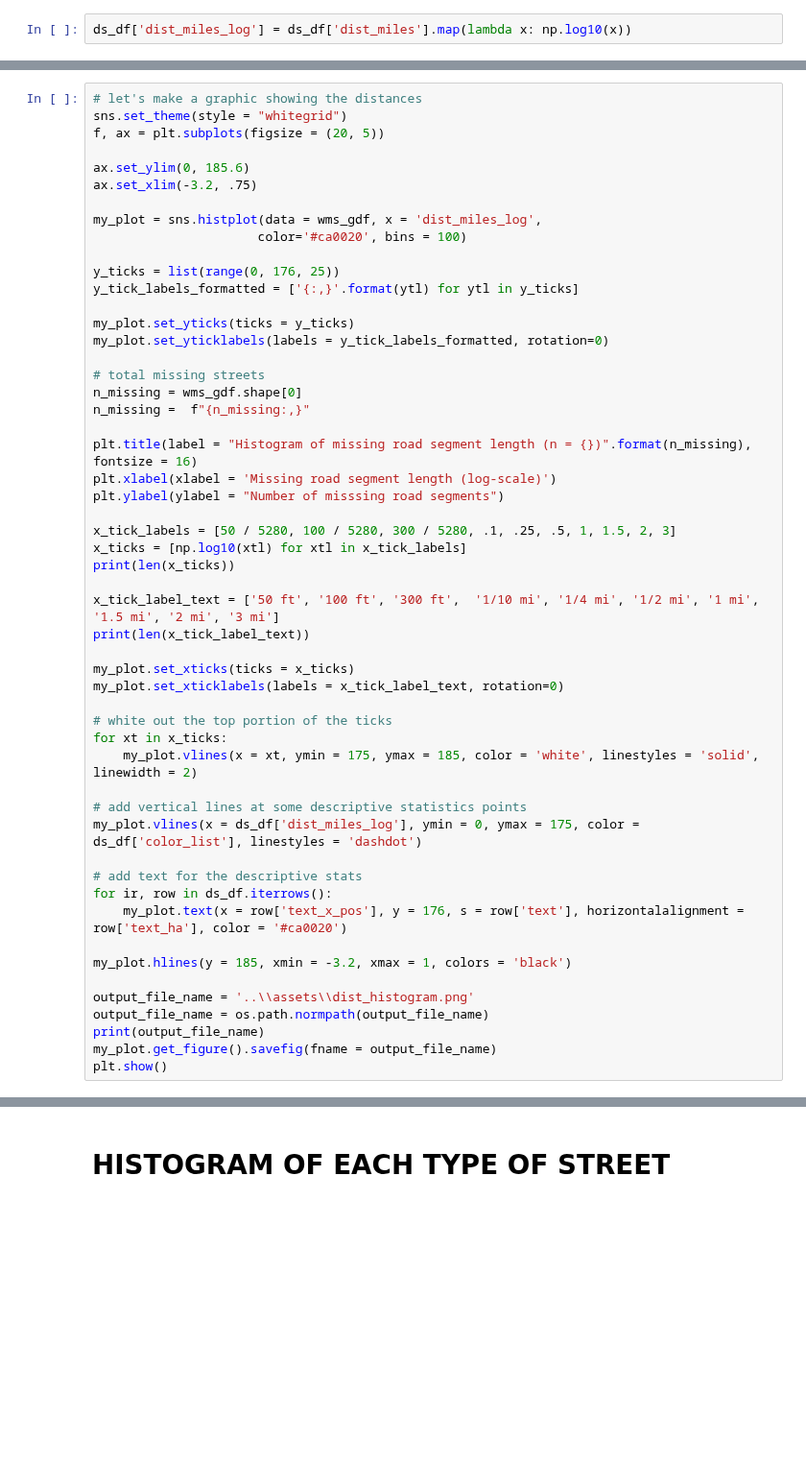
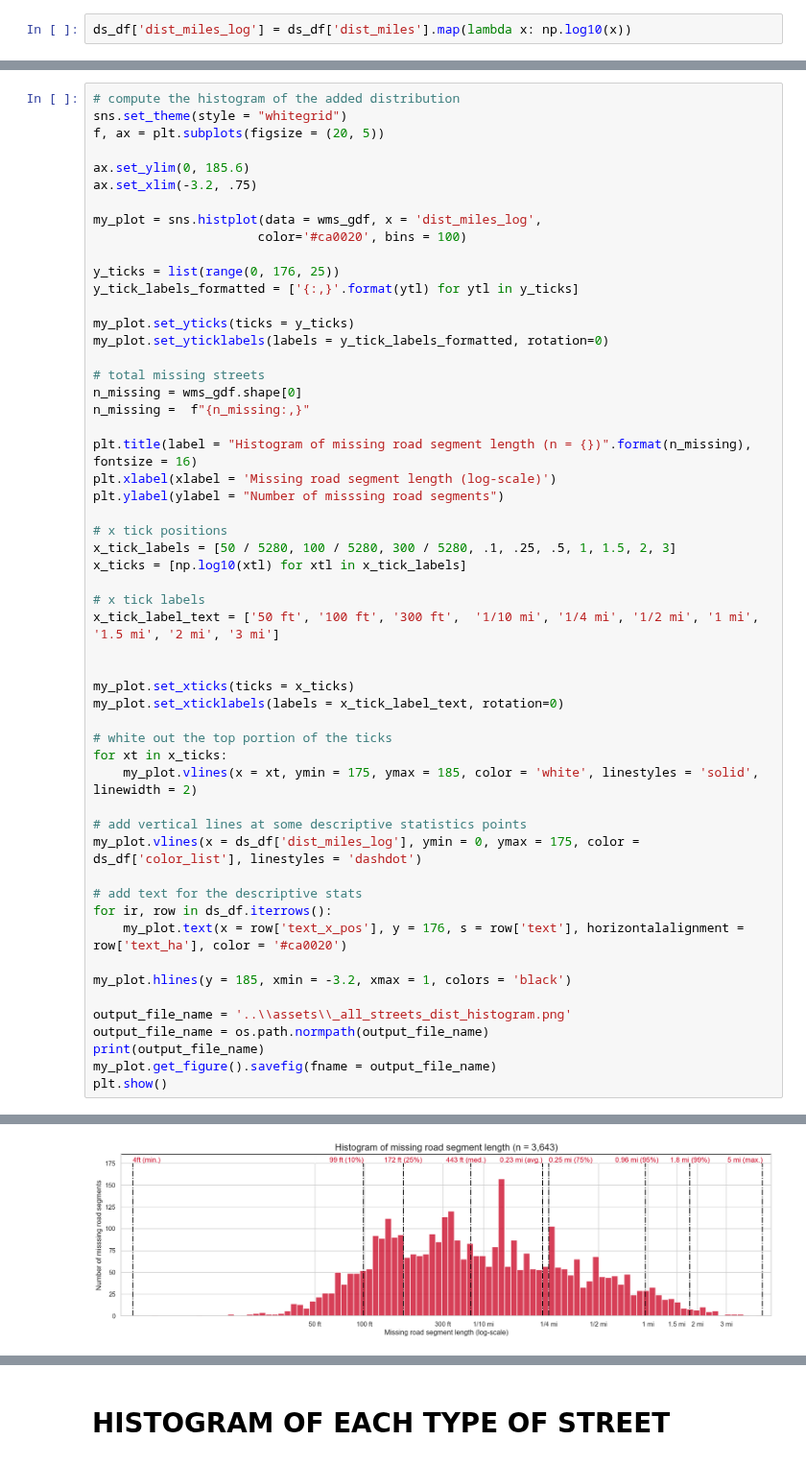
Before and after one commit to mike-babb/seattle_streets, a Jupyter notebook: code/step_04_prepare_graphs_and_states.ipynb, the cells around one changed output, grey strips where cells are left out. Shown at 96% size. Drawn from its saved outputs; the diff is of its cells as text; blank space fills up the shorter version.

```diff
--- a/code/step_04_prepare_graphs_and_states.ipynb
+++ b/code/step_04_prepare_graphs_and_states.ipynb
@@ -345,5 +487,5 @@ ds_df.head(n=10)
 # %%
-# let's make a graphic showing the distances
+# compute the histogram of the added distribution
 sns.set_theme(style = "whitegrid")
 f, ax = plt.subplots(figsize = (20, 5))
 
@@ -367,12 +509,13 @@ plt.title(label = "Histogram of missing road segment length (n = {})".format(n_m
 plt.xlabel(xlabel = 'Missing road segment length (log-scale)')
 plt.ylabel(ylabel = "Number of misssing road segments")
 
+# x tick positions
 x_tick_labels = [50 / 5280, 100 / 5280, 300 / 5280, .1, .25, .5, 1, 1.5, 2, 3]
 x_ticks = [np.log10(xtl) for xtl in x_tick_labels]
-print(len(x_ticks))
 
+# x tick labels
 x_tick_label_text = ['50 ft', '100 ft', '300 ft',  '1/10 mi', '1/4 mi', '1/2 mi', '1 mi', '1.5 mi', '2 mi', '3 mi']
-print(len(x_tick_label_text))
+
 
 my_plot.set_xticks(ticks = x_ticks)
 my_plot.set_xticklabels(labels = x_tick_label_text, rotation=0)
@@ -390,8 +533,9 @@ for ir, row in ds_df.iterrows():
 
 my_plot.hlines(y = 185, xmin = -3.2, xmax = 1, colors = 'black')
 
-output_file_name = '..\\assets\\dist_histogram.png'
+output_file_name = '..\\assets\\_all_streets_dist_histogram.png'
 output_file_name = os.path.normpath(output_file_name)
 print(output_file_name)
 my_plot.get_figure().savefig(fname = output_file_name)
 plt.show()
+# %% [output]
@@ -398 +543,2 @@ plt.show()
+[figure, added]
 # %%
```
Also changed, not shown: parts of 80 cells of this notebook, 1 other file.
